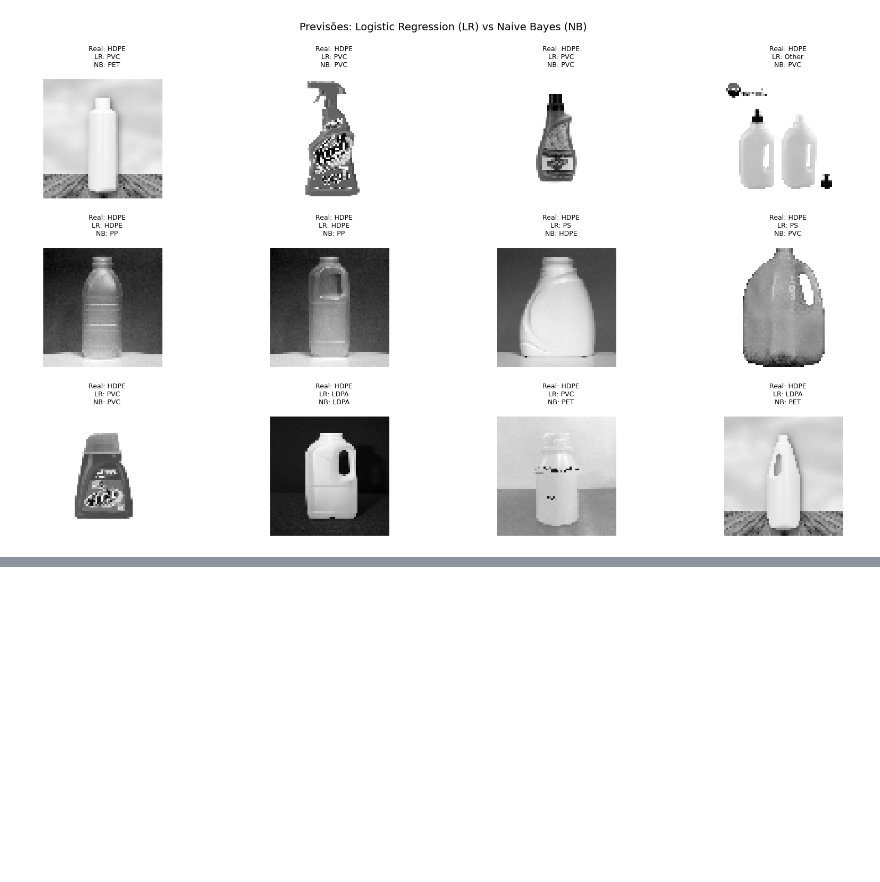
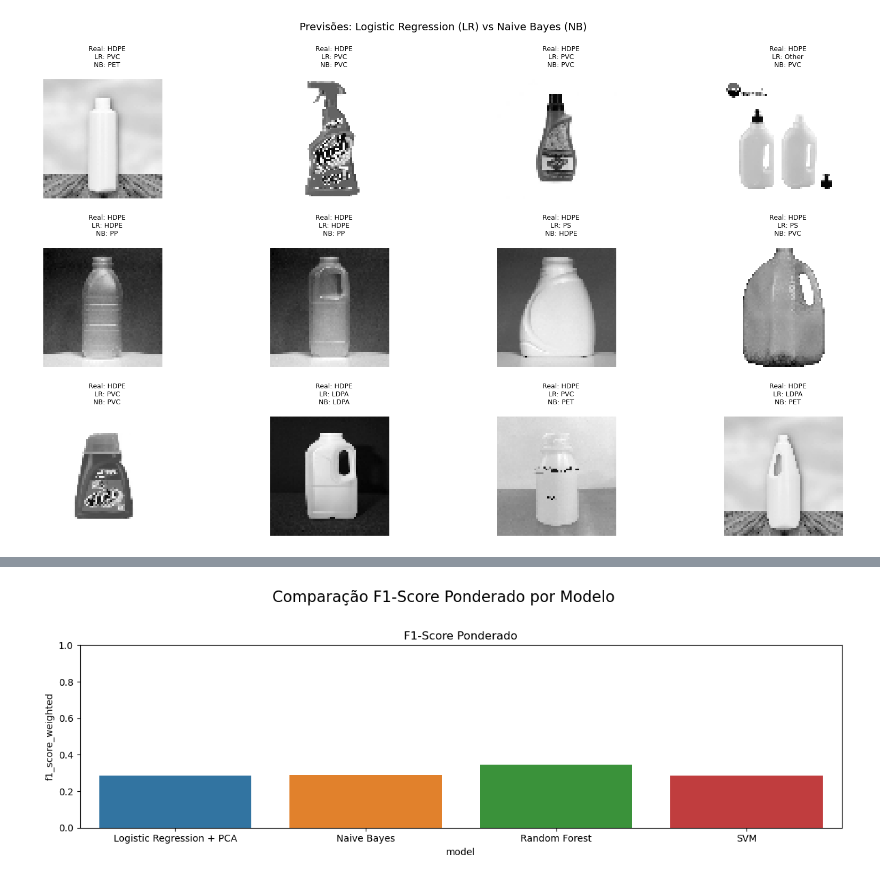
Before and after one commit to Graciliana/classificacao_plastico, a Jupyter notebook: models/model_comparison.ipynb, the cells around one changed output, grey strips where cells are left out. Cells and saved outputs as stored; diff of their text form; code cells hidden in the pictures; blank space fills up the shorter version.

```diff
--- a/models/model_comparison.ipynb
+++ b/models/model_comparison.ipynb
@@ -287,0 +326,14 @@ plt.show()
+# %%
+# F1-Score Ponderado
+plt.figure(figsize=(12, 4))
+
+plt.subplot()
+sns.barplot(data=results, x="model", y="f1_score_weighted")
+plt.title("F1-Score Ponderado")
+plt.ylim(0, 1)
+
+plt.suptitle("Comparação F1-Score Ponderado por Modelo", fontsize=16, y=1.02)
+plt.tight_layout()
+plt.show()
+# %% [output]
+[figure, added]
```
Also changed, not shown: parts of 29 cells of this notebook, 2 other files.
